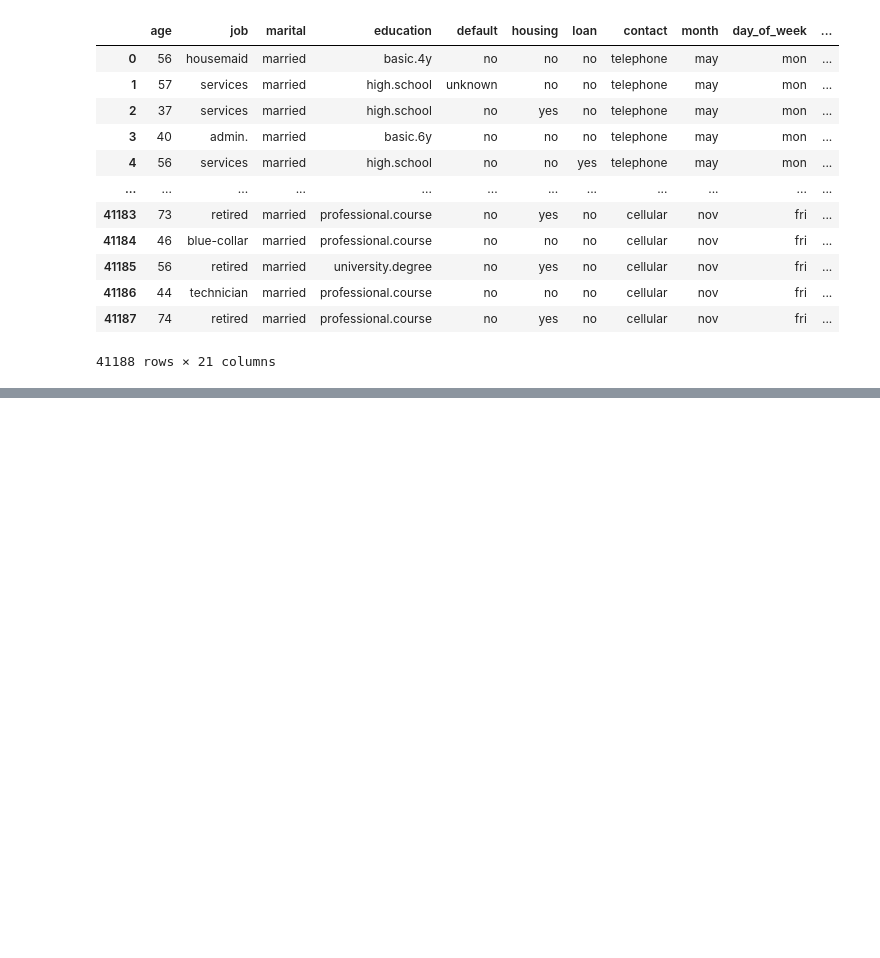
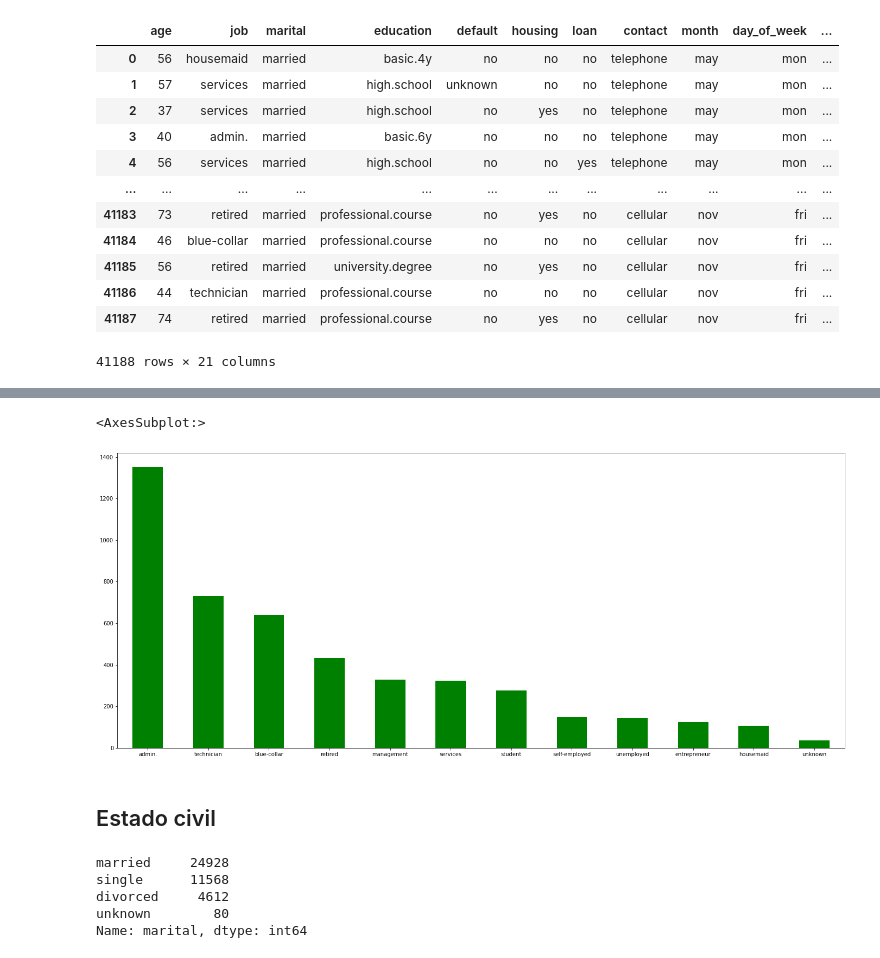
Before and after one commit to emanuelbrea/ia-tp1-marketing, a Jupyter notebook: notebooks/marketing.ipynb, the cells around one changed output, grey strips where cells are left out. Drawn from its saved outputs; the diff is of its cells as text; code cells hidden in the pictures; blank space fills up the shorter version.

```diff
--- a/notebooks/marketing.ipynb
+++ b/notebooks/marketing.ipynb
@@ -23,0 +240,15 @@ modelo
+# %%
+aceptaron['job'].value_counts().plot(kind='bar',figsize=(24,10),rot=0,color='green' )
+# %% [output]
+<AxesSubplot:>
+[figure, added]
+# %% [markdown]
+## Estado civil
+# %%
+modelo['marital'].value_counts()
+# %% [output]
+married     24928
+single      11568
+divorced     4612
+unknown        80
+Name: marital, dtype: int64
```
Also changed, not shown: parts of 95 cells of this notebook.
